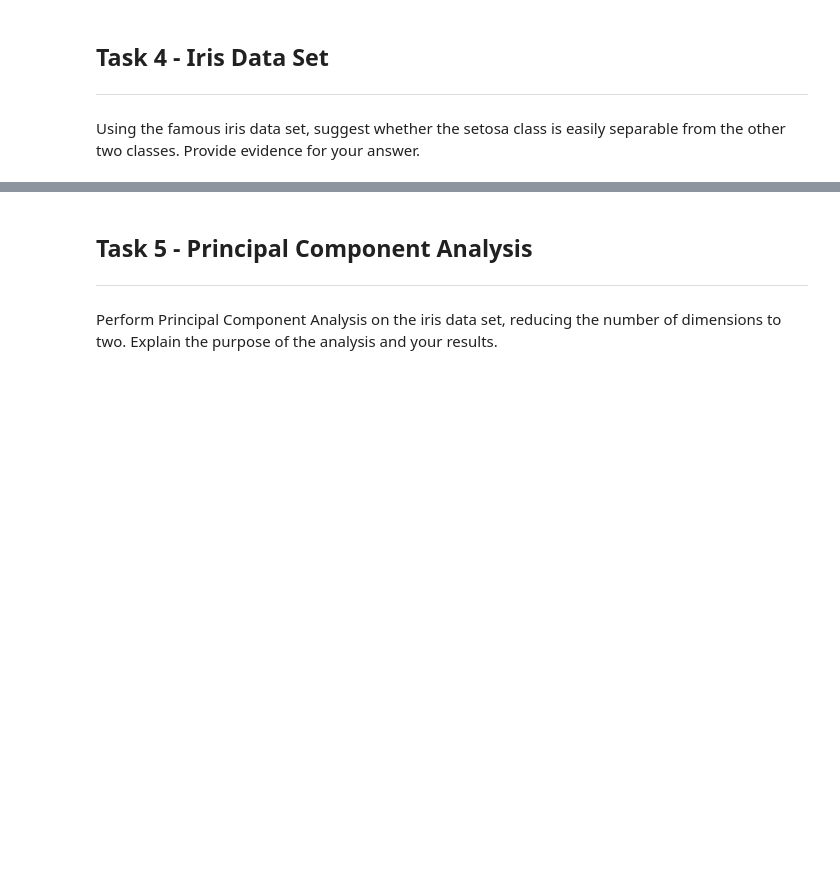
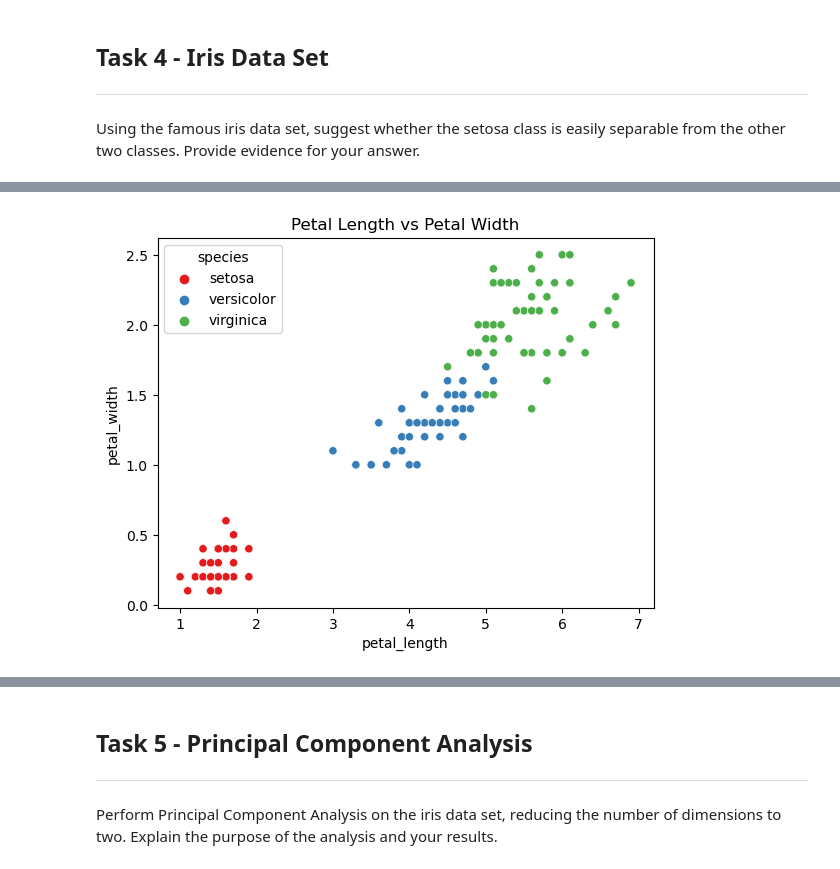
Before and after one commit to SaydsC/Machine-Learning-and-Statistics-Project_2023, a Jupyter notebook: tasks.ipynb, the cells around one changed output, grey strips where cells are left out. Cells and saved outputs as stored; diff of their text form; code cells hidden in the pictures; blank space fills up the shorter version.

Commit message:
Iris dataset

```diff
--- a/tasks.ipynb
+++ b/tasks.ipynb
@@ -369,0 +404,7 @@ Provide evidence for your answer.
+# %%
+#Loading the Iris data set.
+
+iris = sns.load_dataset('iris')
+
+# Show to see the data frame
+iris
@@ -369,0 +425,9 @@ Provide evidence for your answer.
+# %%
+# Do a Scatter plot on petals of the Iris species
+sns.scatterplot(x='petal_length', y='petal_width', data=iris, hue='species', palette='Set1')
+plt.title('Petal Length vs Petal Width')
+plt.show()
+
+#From this scatter plot we can see the setosa is arranged out on it's own and doesn't overlap with the other two species
+# %% [output]
+[figure, added]
```
Also changed, not shown: parts of 13 cells of this notebook.
